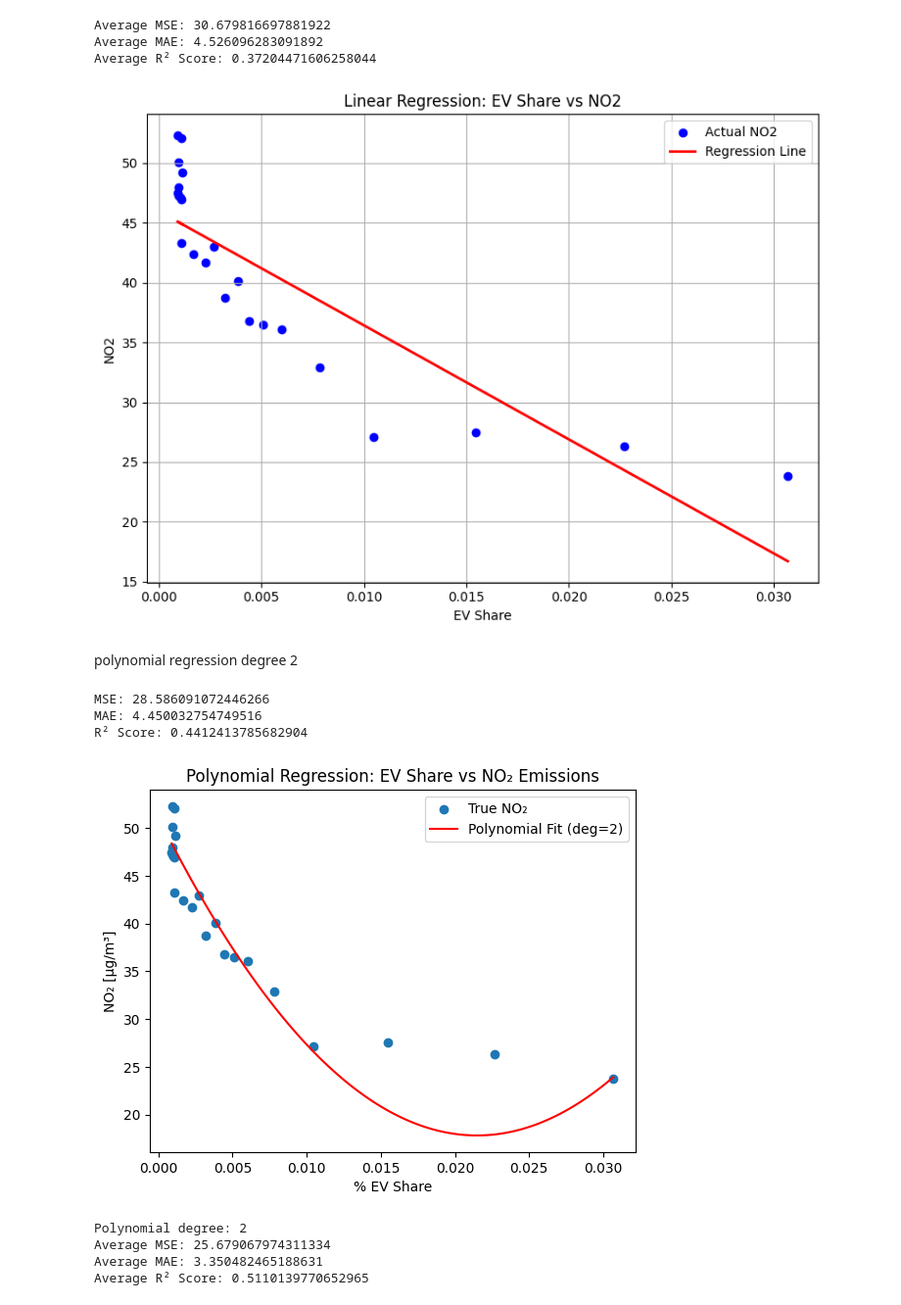
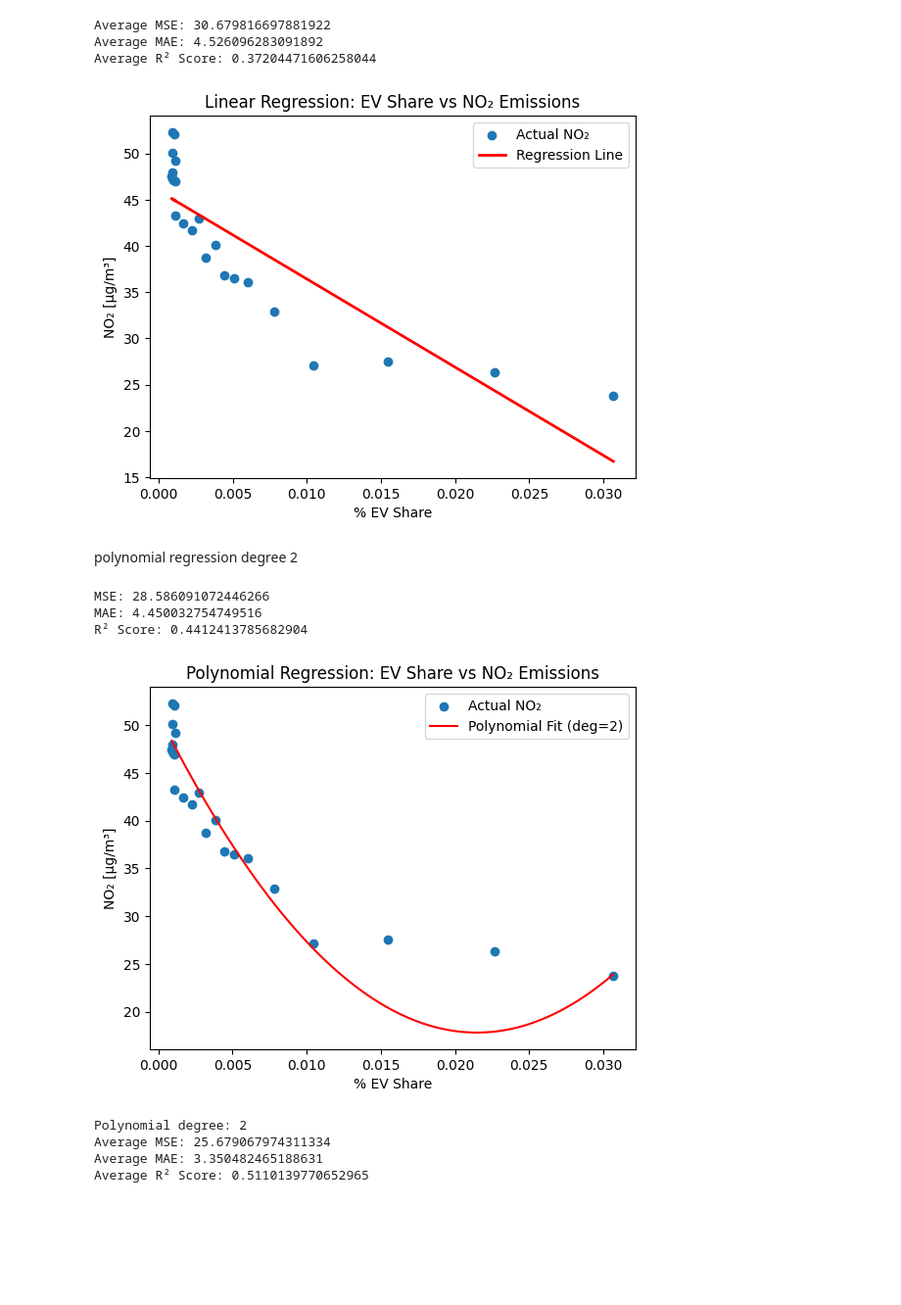
Before and after one commit to ChacoGolden/DSML_EV, a Jupyter notebook: train_test.ipynb, the cells around one changed output. Shown: that part at 98% size. Cells and saved outputs as stored; diff of their text form; code cells hidden in the pictures; blank space fills up the shorter version.

```diff
--- a/train_test.ipynb
+++ b/train_test.ipynb
@@ -8,6 +9,8 @@ import numpy as np
 no2_df = pd.read_csv("https://raw.githubusercontent.com/ChacoGolden/DSML_EV/refs/heads/main/No2_emissions_CH.csv")
 ev_df = pd.read_csv("https://raw.githubusercontent.com/ChacoGolden/DSML_EV/refs/heads/main/CH_vehicles_ev_percentage.csv")
 swiss_df = pd.read_csv('https://raw.githubusercontent.com/ChacoGolden/DSML_EV/refs/heads/main/swiss_final_dataset_1995_2023.csv')
+# %%
+no2_df = no2_df.rename(columns={'date': 'year'})
 # %%
 no2_df.head()
 # %% [output]
@@ -21,7 +33,7 @@ no2_df.head()
 swiss_df['EV Share'] = swiss_df['Electricity'] / swiss_df['Fossil']
 swiss_df['log_population'] = np.log(swiss_df['population'])
 swiss_df = pd.merge(no2_df, swiss_df, on='year', how='inner')
-
+swiss_df = swiss_df.rename(columns={'NO2 [ug/m3]': 'no2'})
 swiss_df.head()
 # %% [output]
 |  | year | no2 | population | avg_temp | industry_pct_gdp | Electricity | Fossil | EV Share | ... |
@@ -96,28 +108,25 @@ Average R² Score: 0.37204471606258044
 # %%
 # Define X and y
 X = swiss_df[['EV Share']]
 y = swiss_df[['no2']]
 
 # Fit the regression model on the full data
 model = LinearRegression()
 model.fit(X, y)
 
 # Predict y values using the fitted model
 y_pred = model.predict(X)
 
 # Plot actual data and regression line
-plt.figure(figsize=(8, 6))
-plt.scatter(X, y, color='blue', label='Actual NO2')
+plt.scatter(X, y, label='Actual NO₂')
 plt.plot(X, y_pred, color='red', linewidth=2, label='Regression Line')
-plt.xlabel('EV Share')
-plt.ylabel('NO2')
-plt.title('Linear Regression: EV Share vs NO2')
+plt.xlabel('% EV Share')
+plt.ylabel('NO₂ [μg/m³]')
+plt.title('Linear Regression: EV Share vs NO₂ Emissions')
 plt.legend()
-plt.grid(True)
-plt.tight_layout()
 plt.show()
 # %% [output]
-[figure, old version]
+[figure, new version]
 # %% [markdown]
 polynomial regression degree 2
 # %%
@@ -155,7 +164,7 @@ x_range = np.linspace(X['EV Share'].min(), X['EV Share'].max(), 100).reshape(-1,
 x_range_poly = poly.transform(x_range)
 y_range_pred = model.predict(x_range_poly)
 
-plt.scatter(X, y, label='True NO₂')
+plt.scatter(X, y, label='Actual NO₂')
 plt.plot(x_range, y_range_pred, color='red', label='Polynomial Fit (deg=2)')
 plt.xlabel('% EV Share')
 plt.ylabel('NO₂ [μg/m³]')
@@ -166,7 +175,7 @@ plt.show()
 MSE: 28.586091072446266
 MAE: 4.450032754749516
 R² Score: 0.4412413785682904
-[figure, old version]
+[figure, new version]
 # %%
 from sklearn.preprocessing import PolynomialFeatures
 from sklearn.linear_model import LinearRegression
```
Also changed, not shown: parts of 4 cells of this notebook.
